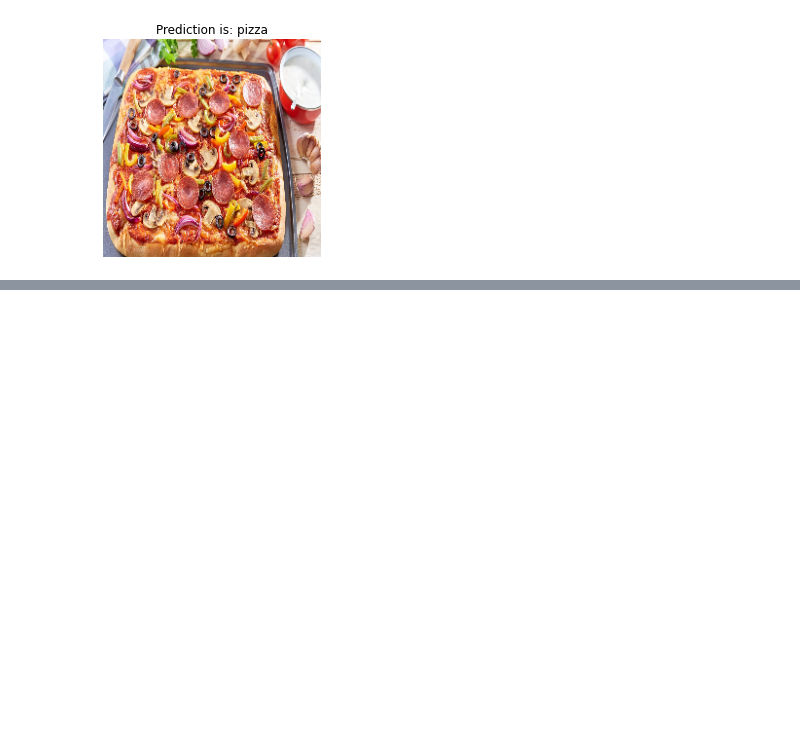
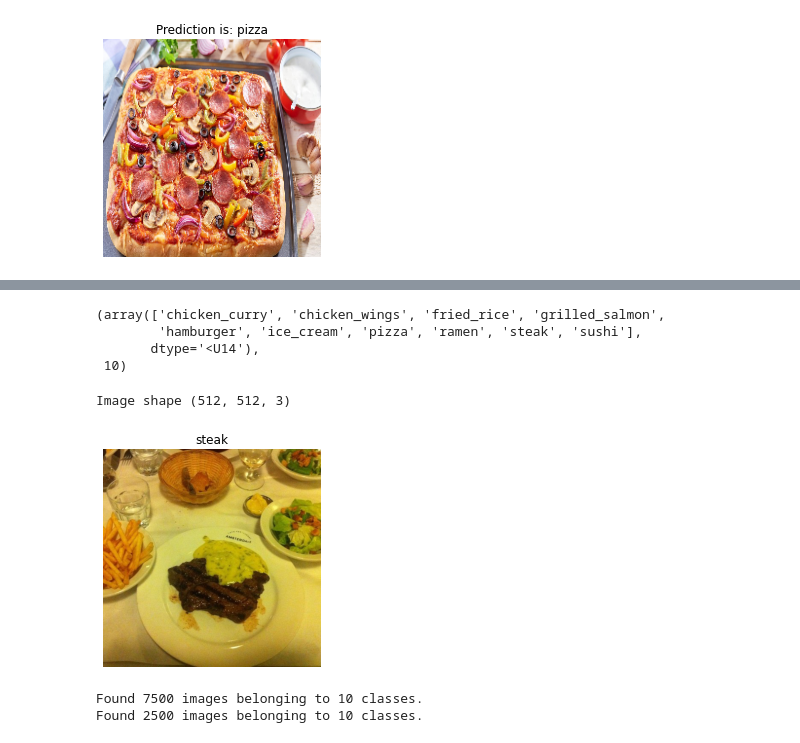
Before and after one commit to KacperKorzen/tensor-course, a Jupyter notebook: convolution.ipynb, the cells around one changed output, grey strips where cells are left out. Drawn from its saved outputs; the diff is of its cells as text; code cells hidden in the pictures; blank space fills up the shorter version.

```diff
--- a/convolution.ipynb
+++ b/convolution.ipynb
@@ -328,0 +356,44 @@ Text(0.5, 1.0, 'Prediction is: pizza')
+# %%
+# get classnames
+import pathlib
+data_dir = pathlib.Path("/Users/korzeniewski/Downloads/10_food_classes_all_data/test")
+class_names = np.array(sorted(item.name for item in data_dir.glob("*")))
+class_names, class_names.shape[0]
+# %% [output]
+(array(['chicken_curry', 'chicken_wings', 'fried_rice', 'grilled_salmon',
+        'hamburger', 'ice_cream', 'pizza', 'ramen', 'steak', 'sushi'],
+       dtype='<U14'),
+ 10)
+# %%
+view_random_image(target_dir="/Users/korzeniewski/Downloads/10_food_classes_all_data/test/",
+                    target_class=random.choice(class_names))
+# %% [output]
+Image shape (512, 512, 3)
+[figure, added]
+# %%
+from tensorflow.keras.preprocessing.image import ImageDataGenerator
+tf.random.set_seed(42)
+
+# scaling data to range 0-1
+train_datagen = ImageDataGenerator(rescale=1./255)
+valid_datagen = ImageDataGenerator(rescale=1./255)
+
+# set path for data directories
+train_dir = "/Users/korzeniewski/Downloads/10_food_classes_all_data/train"
+test_dir = "/Users/korzeniewski/Downloads/10_food_classes_all_data/test"
+
+# Import data and turn into batches
+train_data = train_datagen.flow_from_directory(directory = train_dir,
+                                                batch_size = 32, # size of mini batches
+                                                target_size=(224, 224), # size of output image
+                                                class_mode = "categorical", # type of data
+                                                seed = 42)
+
+valid_data = valid_datagen.flow_from_directory(directory = test_dir,
+                                                batch_size = 32,
+                                                target_size=(224, 224),
+                                                class_mode = "categorical",
+                                                seed = 42)
+# %% [output]
+Found 7500 images belonging to 10 classes.
+Found 2500 images belonging to 10 classes.
```
Also changed, not shown: parts of 7 cells of this notebook, 2 other files.
